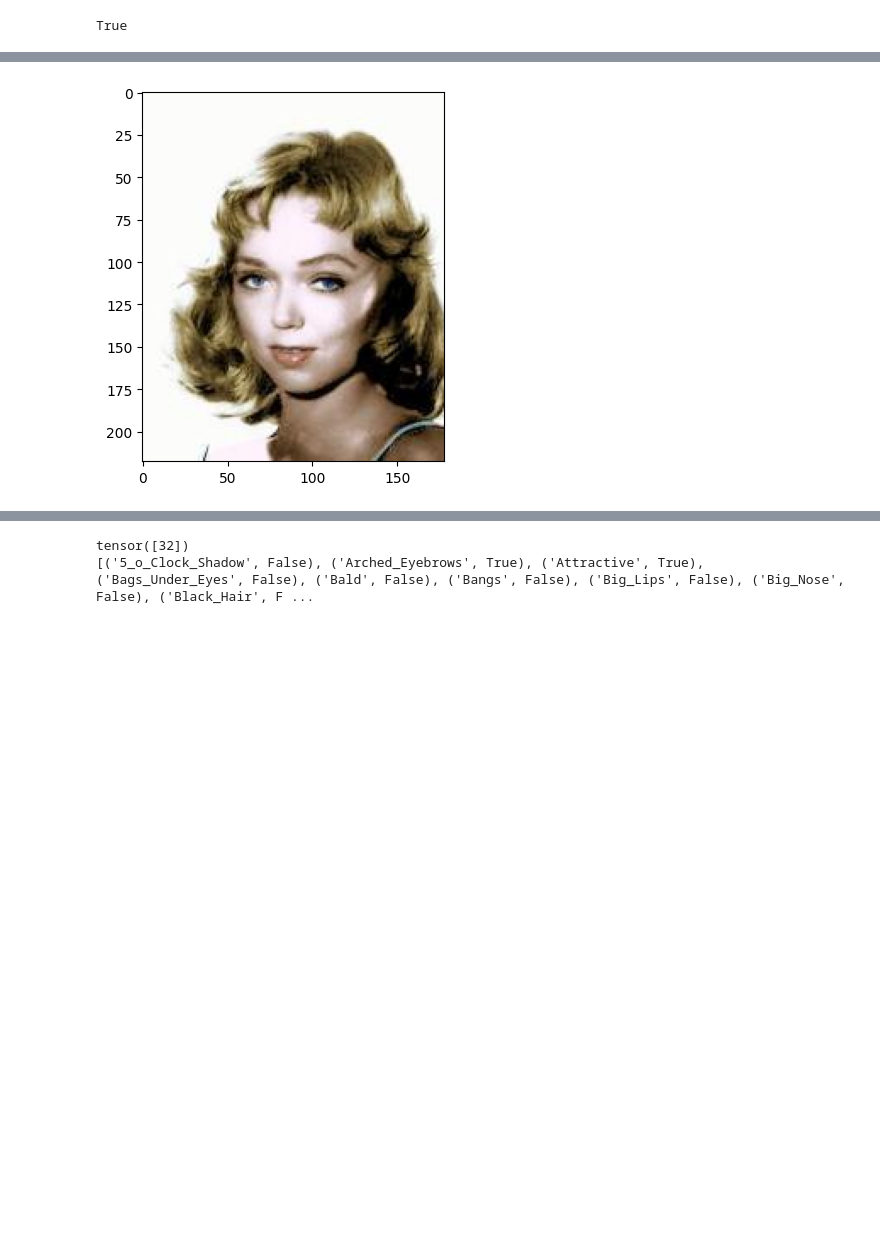
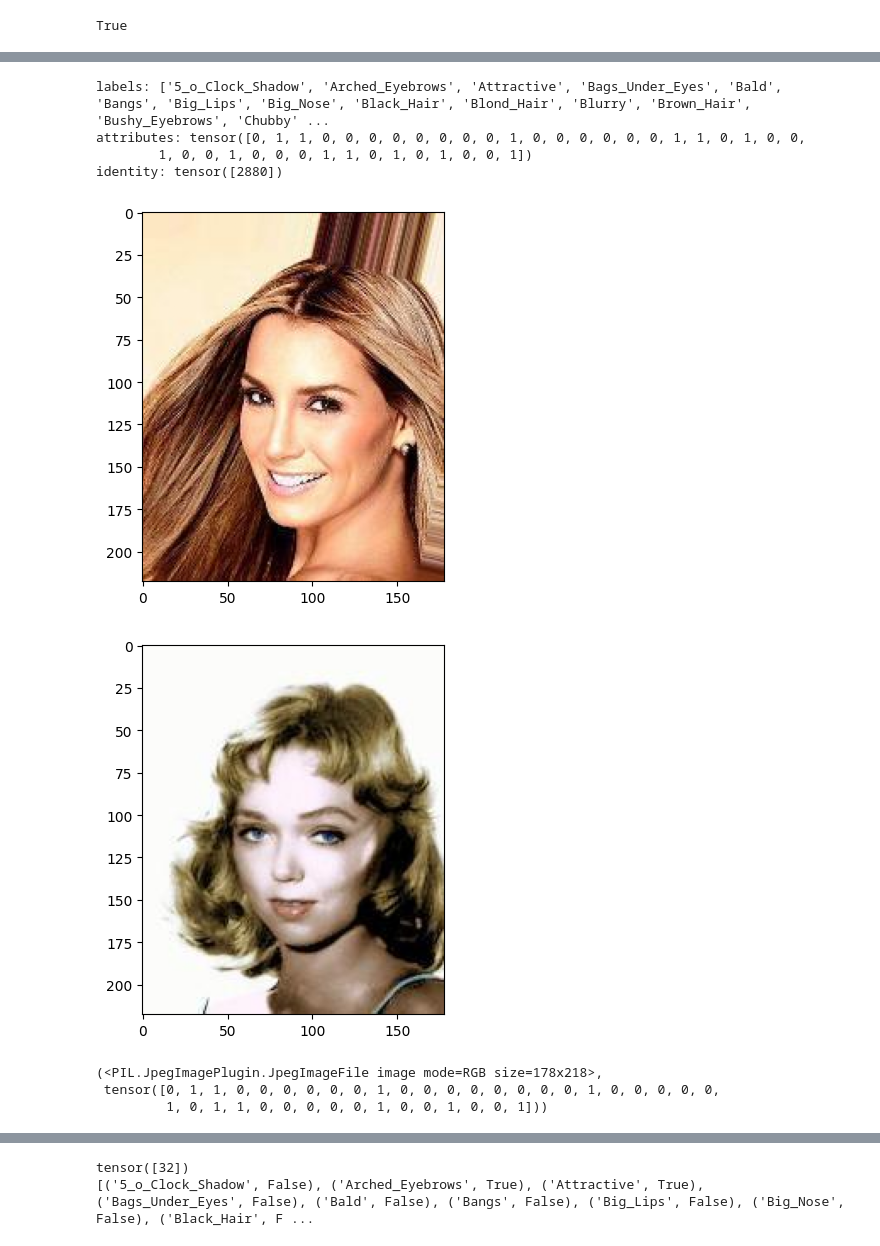
Before and after one commit to Andreasaaj/Facial-Recognition-with-Siamese-Network, a Jupyter notebook: test.ipynb, the cells around one changed output, grey strips where cells are left out. Cells and saved outputs as stored; diff of their text form; code cells hidden in the pictures; blank space fills up the shorter version.

Commit message:
More testing with dataset

```diff
--- a/test.ipynb
+++ b/test.ipynb
@@ -11,0 +10,5 @@ Files already downloaded and verified
+# %%
+# possibly use transform that preprocesses later, rather than default
+celeba_train = torchvision.datasets.CelebA(root="data/", split="train", target_type='identity', download=True, transform=torchvision.transforms.ToTensor())
+celeba_valid = torchvision.datasets.CelebA(root="data/", split="valid", target_type='identity', download=True, transform=torchvision.transforms.ToTensor())
+# celeba_test = torchvision.datasets.CelebA(root="data/", split="test", download=True)
@@ -12,5 +18,5 @@ Files already downloaded and verified
 # %%
-data_loader = torch.utils.data.DataLoader(celeba,
+train_data_loader = torch.utils.data.DataLoader(celeba_train,
                                           batch_size=16,
-                                          shuffle=False,
+                                          shuffle=False, # Should be True later
                                           num_workers=1)
@@ -16,0 +240,4 @@ data_loader = torch.utils.data.DataLoader(celeba,
+# %%
+train_features, train_labels = next(iter(train_data_loader))
+print(f"Feature batch shape: {train_features.size()}")
+print(f"Labels batch shape: {celeba_train.identity}")
@@ -17,6 +253,23 @@ data_loader = torch.utils.data.DataLoader(celeba,
+# %%
+import matplotlib.pyplot as plt
+plt.imshow(train_features[0].permute(1, 2, 0))
+# torchvision.utils.imshow(train_features[0])
+print("labels:", celeba_train.attr_names)
+print("attributes:", celeba_train.attr[0])
+print("identity:", celeba_train.identity[0])
+plt.show()
+# %% [output]
+labels: ['5_o_Clock_Shadow', 'Arched_Eyebrows', 'Attractive', 'Bags_Under_Eyes', 'Bald', 'Bangs', 'Big_Lips', 'Big_Nose', 'Black_Hair', 'Blond_Hair', 'Blurry', 'Brown_Hair', 'Bushy_Eyebrows', 'Chubby' ...
+attributes: tensor([0, 1, 1, 0, 0, 0, 0, 0, 0, 0, 0, 1, 0, 0, 0, 0, 0, 0, 1, 1, 0, 1, 0, 0,
+        1, 0, 0, 1, 0, 0, 0, 1, 1, 0, 1, 0, 1, 0, 0, 1])
+identity: tensor([2880])
+[figure, added]
 # %%
 import matplotlib.pyplot as plt
-plt.imshow(celeba[-1][0])
+plt.imshow(celeba_train[-1][0])
 plt.show()
 # %% [output]
 [figure]
+(<PIL.JpegImagePlugin.JpegImageFile image mode=RGB size=178x218>,
+ tensor([0, 1, 1, 0, 0, 0, 0, 0, 0, 1, 0, 0, 0, 0, 0, 0, 0, 0, 1, 0, 0, 0, 0, 0,
+         1, 0, 1, 1, 0, 0, 0, 0, 0, 1, 0, 0, 1, 0, 0, 1]))
```
Also changed, not shown: parts of 28 cells of this notebook.
